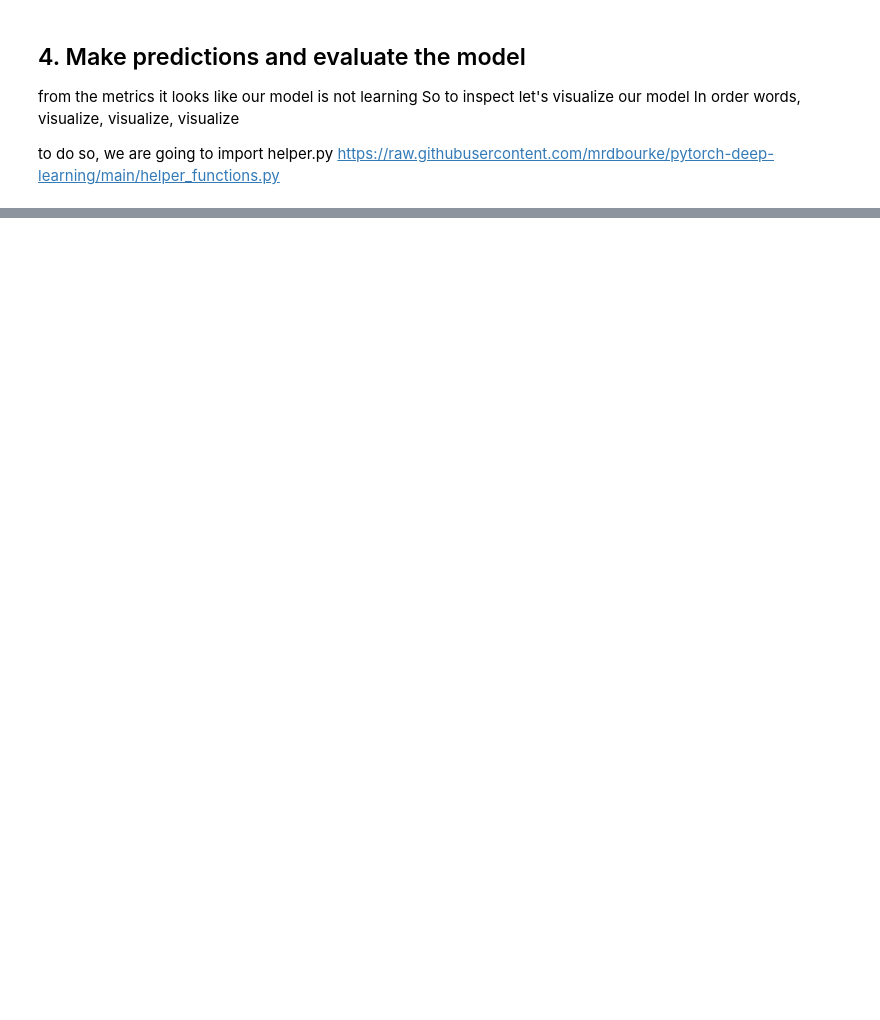
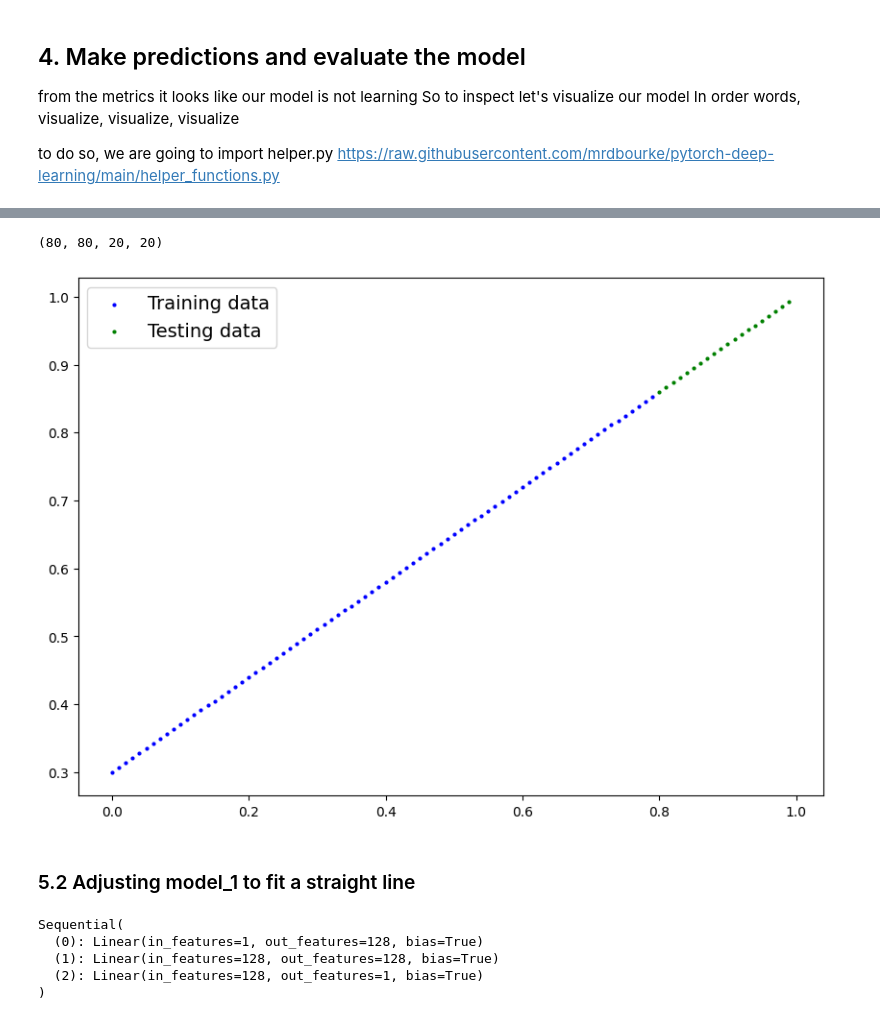
Before and after one commit to habonimana/PyTorch-for-Deep-Learning, a Jupyter notebook: 02_pytorch_classification.ipynb, the cells around one changed output, grey strips where cells are left out. Saved outputs shown, nothing was run; the diff lists cells and outputs as text; code cells hidden in the pictures; blank space fills up the shorter version.

```diff
--- a/02_pytorch_classification.ipynb
+++ b/02_pytorch_classification.ipynb
@@ -471,0 +634,17 @@ else:
+# %%
+# Create some data (same as notebook 01)
+
+weight = 0.7
+bias = 0.3
+start = 0
+end = 1
+step = 0.01
+
+
+# create data
+X_reg = torch.arange(start, end, step).unsqueeze(dim=1)
+y_reg = weight* X_reg + bias
+# check the data
+print(len(X_reg)
+)
+X_reg[:5], y_reg[:5]
@@ -471,0 +663,33 @@ else:
+# %%
+# Create train and test splits
+test_split = int(0.8*len(X_reg))
+X_train_reg, y_train_reg = X_reg[:test_split], y_reg[:test_split]
+X_test_reg, y_test_reg = X_reg[test_split:], y_reg[test_split:]
+len(X_train_reg), len(y_train_reg), len(X_test_reg), len(y_test_reg)
+# %% [output]
+(80, 80, 20, 20)
+# %%
+plot_predictions(train_data=X_train_reg,
+                 train_labels=y_train_reg,
+                 test_data=X_test_reg,
+                 test_labels=y_test_reg
+                 )
+# %% [output]
+[figure, added]
+# %% [markdown]
+### 5.2 Adjusting model_1 to fit a straight line
+# %%
+# Same architecture as model_1(but using nn.Sequential)
+
+model_2 = nn.Sequential(
+    nn.Linear(in_features=1, out_features=128),
+    nn.Linear(in_features=128, out_features=128),
+    nn.Linear(in_features=128, out_features=1)
+).to(device)
+model_2
+# %% [output]
+Sequential(
+  (0): Linear(in_features=1, out_features=128, bias=True)
+  (1): Linear(in_features=128, out_features=128, bias=True)
+  (2): Linear(in_features=128, out_features=1, bias=True)
+)
```
Also changed, not shown: parts of 22 cells of this notebook.
